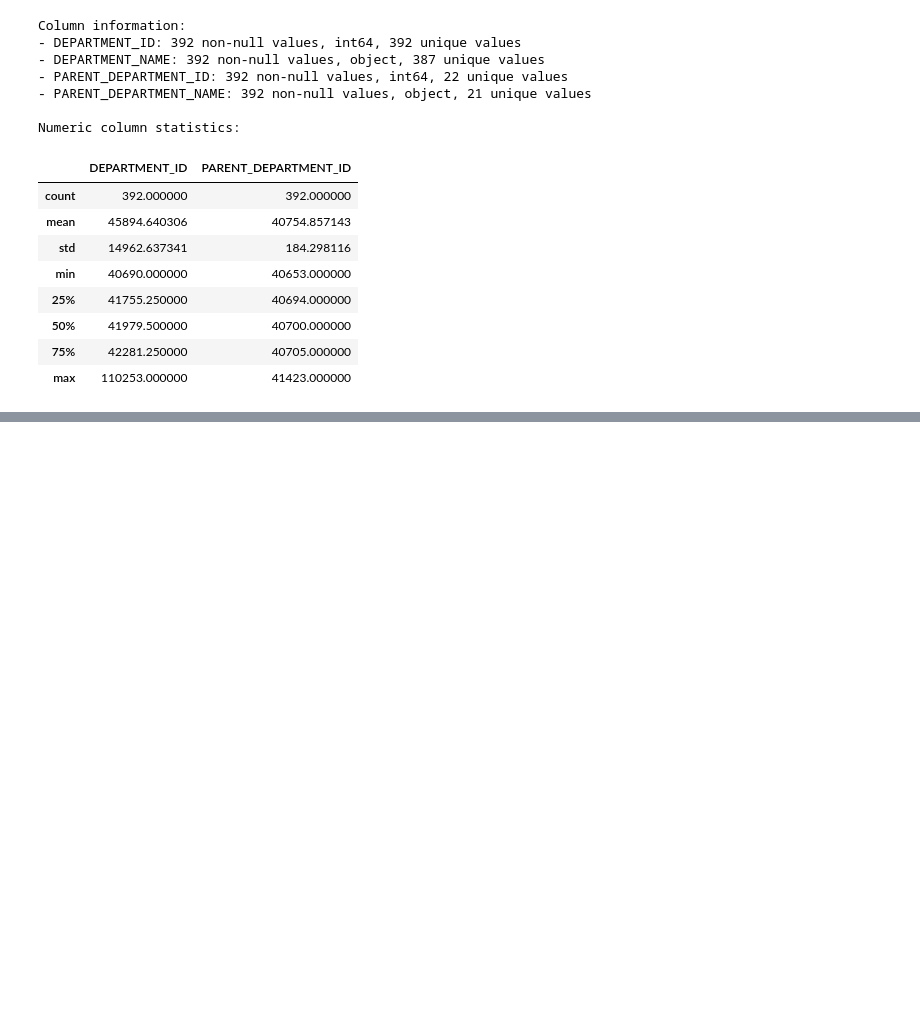
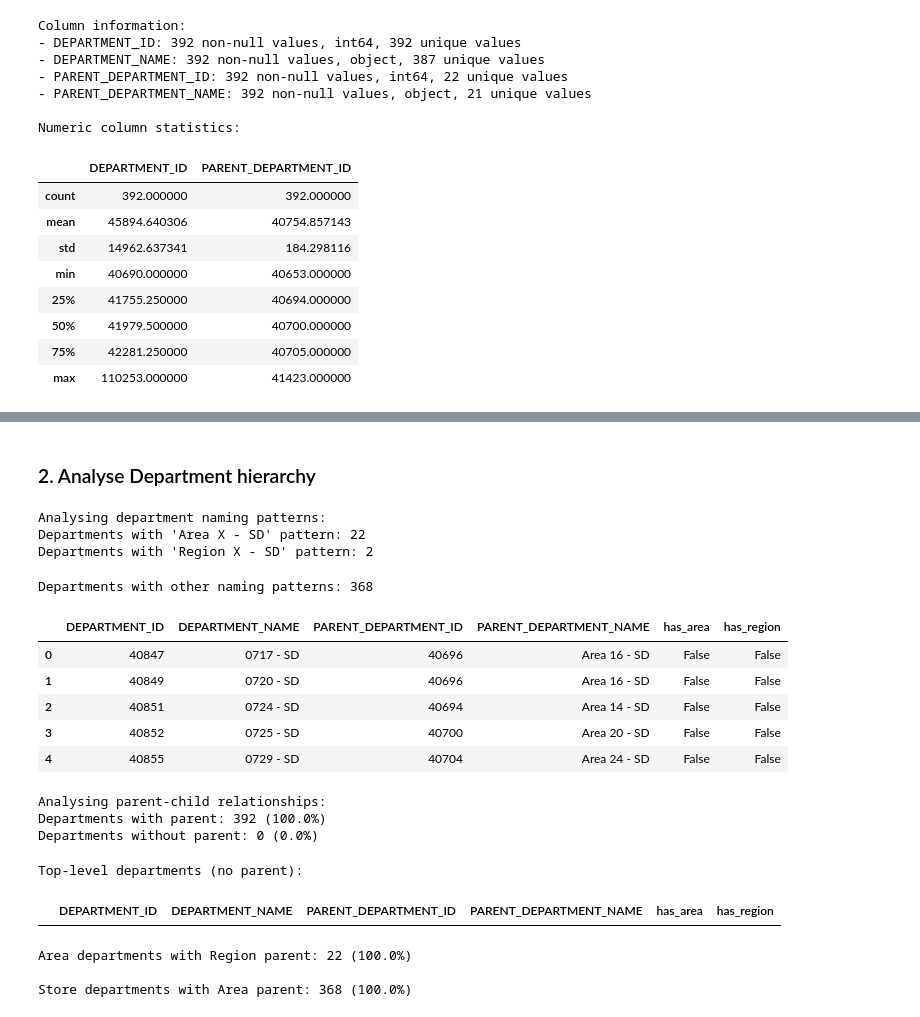
Before and after one commit to d4min/people-analytics-pipeline, a Jupyter notebook: notebooks/data_exploration.ipynb, the cells around one changed output, grey strips where cells are left out. Saved outputs shown, nothing was run; the diff lists cells and outputs as text; code cells hidden in the pictures; blank space fills up the shorter version.

```diff
--- a/notebooks/data_exploration.ipynb
+++ b/notebooks/data_exploration.ipynb
@@ -170,0 +218,70 @@ Numeric column statistics:
+# %% [markdown]
+### 2. Analyse Department hierarchy
+# %%
+# Analyse naming patterns in department names
+print("\nAnalysing department naming patterns:")
+
+# Look for patterns like "Area X - SD" or "Region Y - SD"
+area_pattern = r'Area (\d+) - SD'
+region_pattern = r'Region (\d+) - SD'
+
+# Check for matches
+data['department']['has_area'] = data['department']['DEPARTMENT_NAME'].str.contains(area_pattern, regex=True)
+data['department']['has_region'] = data['department']['DEPARTMENT_NAME'].str.contains(region_pattern, regex=True)
+
+# Count pattern matches
+print(f"Departments with 'Area X - SD' pattern: {data['department']['has_area'].sum()}")
+print(f"Departments with 'Region X - SD' pattern: {data['department']['has_region'].sum()}")
+# %% [output]
+Analysing department naming patterns:
+Departments with 'Area X - SD' pattern: 22
+Departments with 'Region X - SD' pattern: 2
+# %%
+# Check for other patterns
+other_patterns = data['department'][~(data['department']['has_area'] | data['department']['has_region'])]
+print(f"\nDepartments with other naming patterns: {len(other_patterns)}")
+display(other_patterns.head())
+# %% [output]
+Departments with other naming patterns: 368
+|  | DEPARTMENT_ID | DEPARTMENT_NAME | PARENT_DEPARTMENT_ID | PARENT_DEPARTMENT_NAME | has_area | has_region |
+| 0 | 40847 | 0717 - SD | 40696 | Area 16 - SD | False | False |
+| 1 | 40849 | 0720 - SD | 40696 | Area 16 - SD | False | False |
+| 2 | 40851 | 0724 - SD | 40694 | Area 14 - SD | False | False |
+| 3 | 40852 | 0725 - SD | 40700 | Area 20 - SD | False | False |
+| 4 | 40855 | 0729 - SD | 40704 | Area 24 - SD | False | False |
+# %%
+# Analyse parent-child relationships
+print("\nAnalysing parent-child relationships:")
+
+# Check if all departments have parents
+has_parent = data['department']['PARENT_DEPARTMENT_ID'].notnull()
+print(f"Departments with parent: {has_parent.sum()} ({has_parent.sum()/len(data['department'])*100:.1f}%)")
+print(f"Departments without parent: {(~has_parent).sum()} ({(~has_parent).sum()/len(data['department'])*100:.1f}%)")
+# %% [output]
+Analysing parent-child relationships:
+Departments with parent: 392 (100.0%)
+Departments without parent: 0 (0.0%)
+# %%
+# Identify top-level departments
+top_level = data['department'][~has_parent]
+print("\nTop-level departments (no parent):")
+display(top_level.head())
+# %% [output]
+Top-level departments (no parent):
+|  | DEPARTMENT_ID | DEPARTMENT_NAME | PARENT_DEPARTMENT_ID | PARENT_DEPARTMENT_NAME | has_area | has_region |
+# %%
+# Check if Region departments are parents of Area departments
+areas = data['department'][data['department']['has_area']]
+if not areas.empty:
+    areas_with_region_parent = areas[areas['PARENT_DEPARTMENT_NAME'].str.contains('Region', na=False)]
+    print(f"\nArea departments with Region parent: {len(areas_with_region_parent)} ({len(areas_with_region_parent)/len(areas)*100:.1f}%)")
+
+# Check if Area departments are parents of store departments
+stores = data['department'][~(data['department']['has_area'] | data['department']['has_region'])]
+if not stores.empty:
+    stores_with_area_parent = stores[stores['PARENT_DEPARTMENT_NAME'].str.contains('Area', na=False)]
+    print(f"\nStore departments with Area parent: {len(stores_with_area_parent)} ({len(stores_with_area_parent)/len(stores)*100:.1f}%)")
+# %% [output]
+Area departments with Region parent: 22 (100.0%)
+
+Store departments with Area parent: 368 (100.0%)
```
Also changed, not shown: parts of 6 cells of this notebook.
